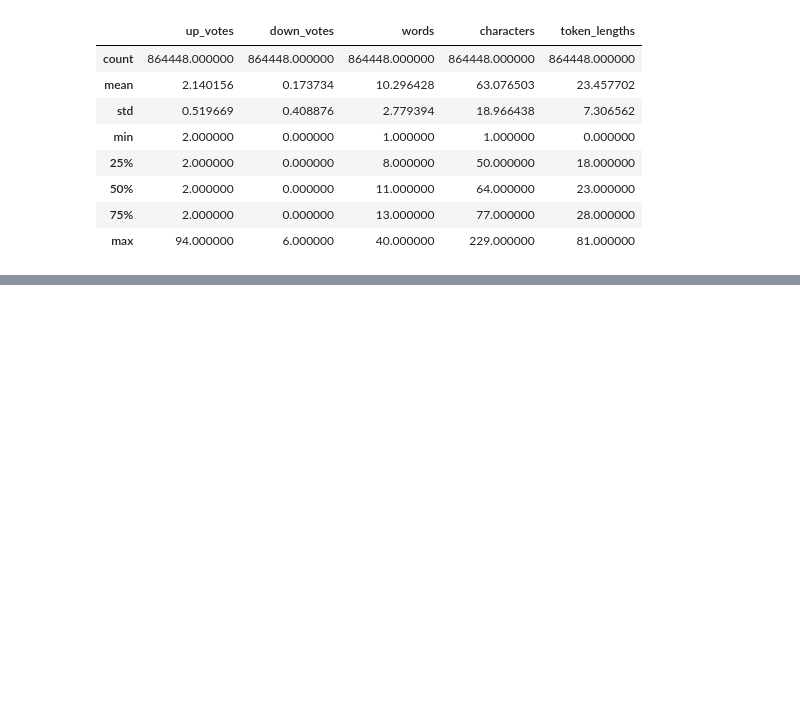
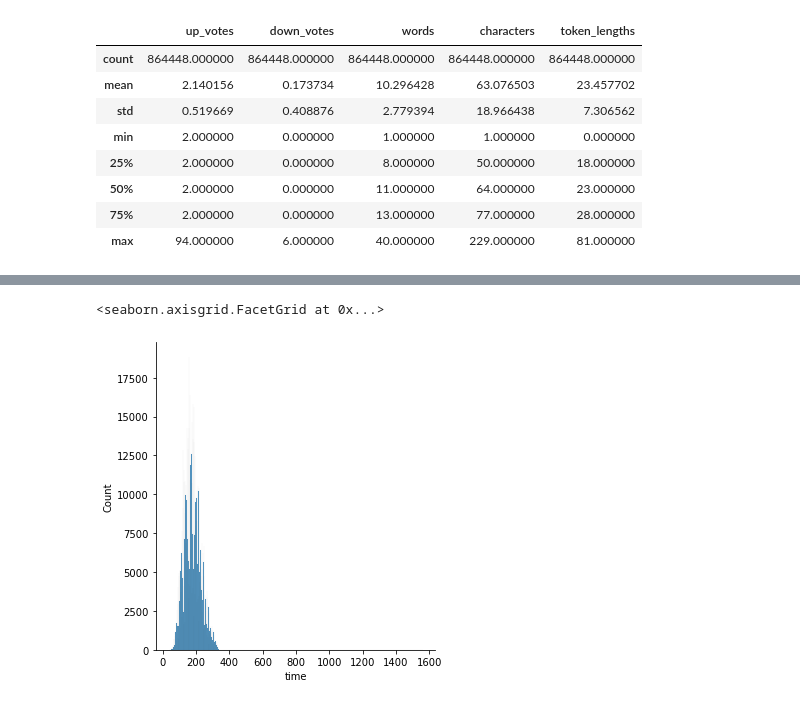
Before and after one commit to 0x18katyan/speech-recognition, a Jupyter notebook: EDA.ipynb, the cells around one changed output, grey strips where cells are left out. Cells and saved outputs as stored; diff of their text form; code cells hidden in the pictures; blank space fills up the shorter version.

```diff
--- a/EDA.ipynb
+++ b/EDA.ipynb
@@ -146,7 +148,7 @@ from utils.preprocess import Preprocessing
 # %%
 preprocessing = Preprocessing(out_channels= 1, out_sampling_rate = 16000, tokenizer = tokenizer)
 # %%
-def extract_time_length(item):
+def construct_mel_spec(item):
 
     audio_file_path = os.path.join(clipsPATH, item['path'])
 
@@ -155,8 +157,14 @@ def extract_time_length(item):
 
     melspec = preprocessing.extract_features(waveform)
 
-    length = melspec.shape[1]
-
-    return length
+    return melspec
+# %%
+def get_time_length(item):
+
+    melspec = item['melspec']
+    length = np.array(melspec).shape[1]
+
+    return length
 # %%
-df['time'] = df.apply(extract_time_length, axis = 1)
+df['melspec'] = df.apply(construct_mel_spec, axis = 1)
+df['melspec_length'] = df.apply(get_time_length, axis = 1)
@@ -162,0 +177,5 @@ df['time'] = df.apply(extract_time_length, axis = 1)
+# %%
+sns.displot(df['time'])
+# %% [output]
+<seaborn.axisgrid.FacetGrid at 0x...>
+[figure, added]
```
Also changed, not shown: parts of 17 cells of this notebook, 3 other files.
